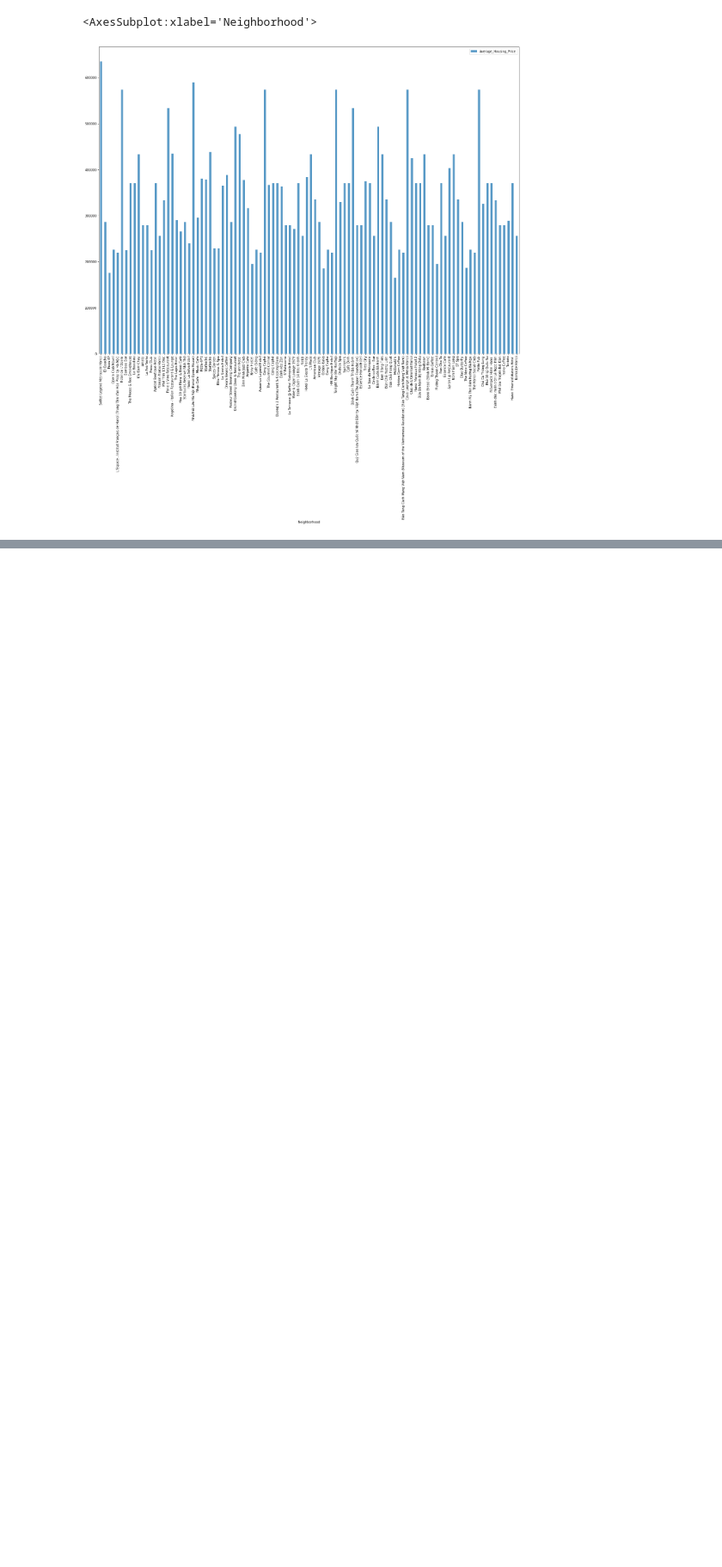
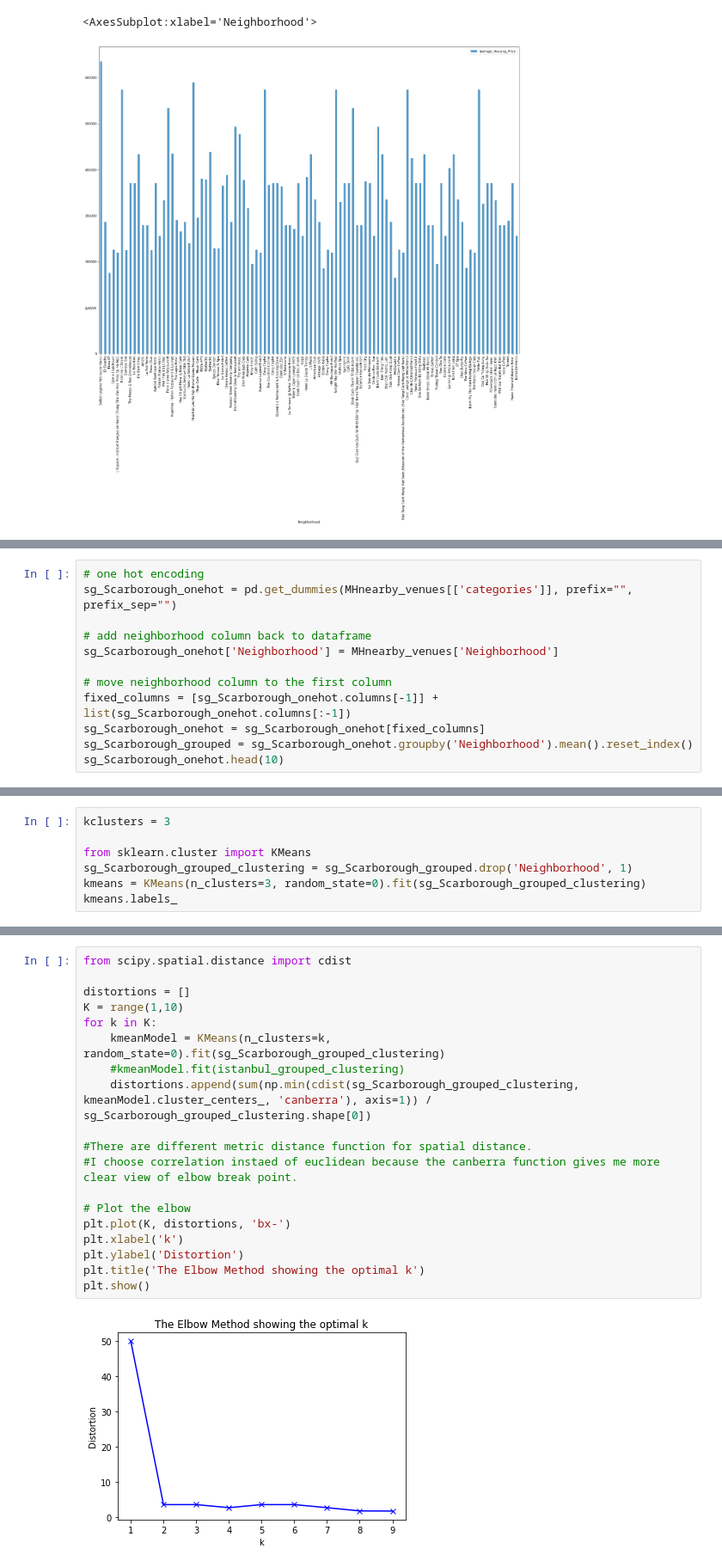
Before and after one commit to nguyencuongmanh/myCapstoneProjectNotebook, a Jupyter notebook: week5_capstone_The Battle_of_Neighborhoods_in_Hanoi_Final.ipynb, the cells around one changed output, grey strips where cells are left out. Shown at 86% size. Drawn from its saved outputs; the diff is of its cells as text; blank space fills up the shorter version.

```diff
--- a/week5_capstone_The Battle_of_Neighborhoods_in_Hanoi_Final.ipynb
+++ b/week5_capstone_The Battle_of_Neighborhoods_in_Hanoi_Final.ipynb
@@ -429,0 +439,12 @@ MHnearby_venues.groupby('categories')['Neighborhood'].count().plot.bar(figsize=(
+# %%
+# one hot encoding
+sg_Scarborough_onehot = pd.get_dummies(MHnearby_venues[['categories']], prefix="", prefix_sep="")
+
+# add neighborhood column back to dataframe
+sg_Scarborough_onehot['Neighborhood'] = MHnearby_venues['Neighborhood']
+
+# move neighborhood column to the first column
+fixed_columns = [sg_Scarborough_onehot.columns[-1]] + list(sg_Scarborough_onehot.columns[:-1])
+sg_Scarborough_onehot = sg_Scarborough_onehot[fixed_columns]
+sg_Scarborough_grouped = sg_Scarborough_onehot.groupby('Neighborhood').mean().reset_index()
+sg_Scarborough_onehot.head(10)
@@ -429,0 +492,7 @@ MHnearby_venues.groupby('categories')['Neighborhood'].count().plot.bar(figsize=(
+# %%
+kclusters = 3
+
+from sklearn.cluster import KMeans
+sg_Scarborough_grouped_clustering = sg_Scarborough_grouped.drop('Neighborhood', 1)
+kmeans = KMeans(n_clusters=3, random_state=0).fit(sg_Scarborough_grouped_clustering)
+kmeans.labels_
@@ -429,0 +505,21 @@ MHnearby_venues.groupby('categories')['Neighborhood'].count().plot.bar(figsize=(
+# %%
+from scipy.spatial.distance import cdist
+
+distortions = []
+K = range(1,10)
+for k in K:
+    kmeanModel = KMeans(n_clusters=k, random_state=0).fit(sg_Scarborough_grouped_clustering)
+    #kmeanModel.fit(istanbul_grouped_clustering)
+    distortions.append(sum(np.min(cdist(sg_Scarborough_grouped_clustering, kmeanModel.cluster_centers_, 'canberra'), axis=1)) / sg_Scarborough_grouped_clustering.shape[0])
+
+#There are different metric distance function for spatial distance.
+#I choose correlation instaed of euclidean because the canberra function gives me more clear view of elbow break point.
+
+# Plot the elbow
+plt.plot(K, distortions, 'bx-')
+plt.xlabel('k')
+plt.ylabel('Distortion')
+plt.title('The Elbow Method showing the optimal k')
+plt.show()
+# %% [output]
+[figure, added]
```
Also changed, not shown: parts of 22 cells of this notebook, 2 other files.
